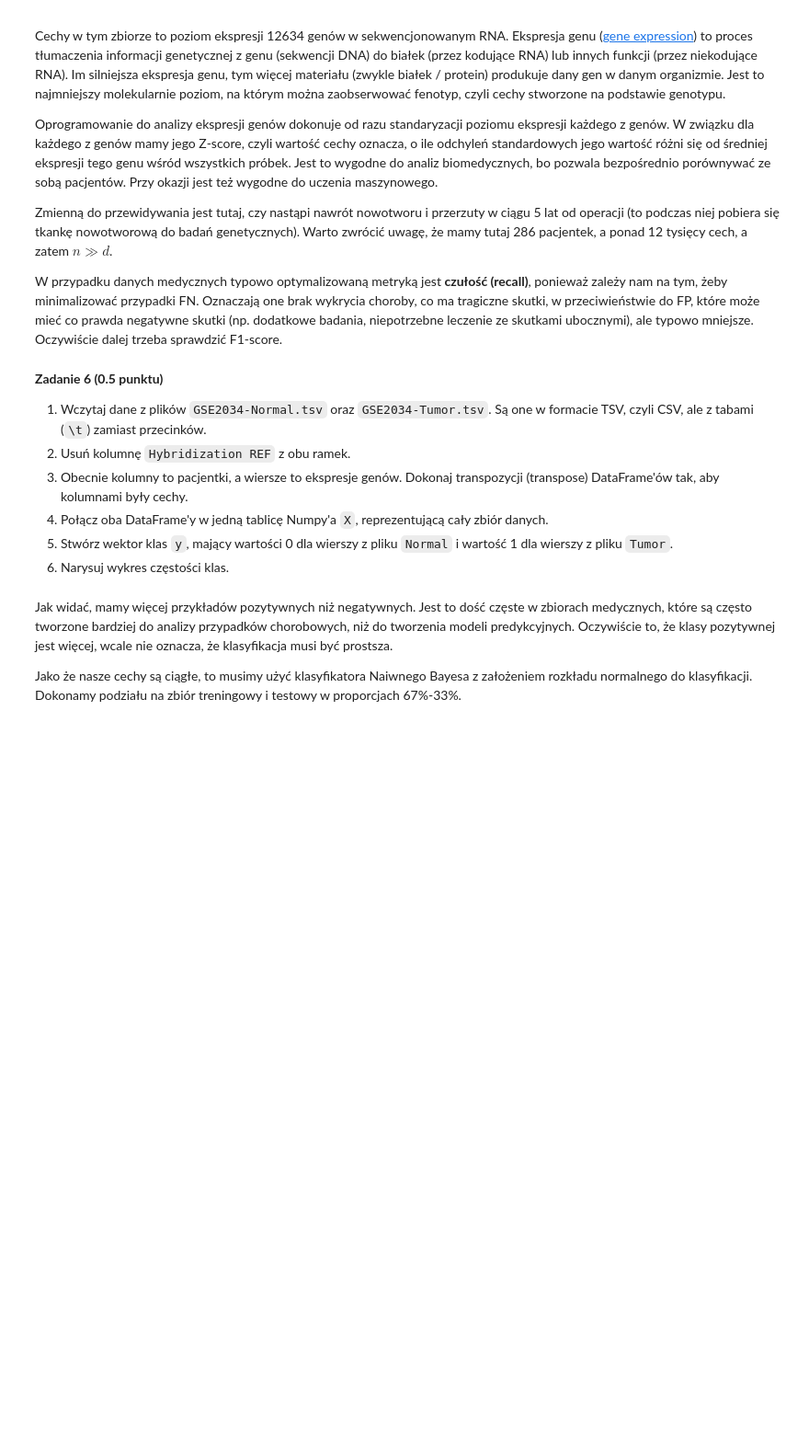
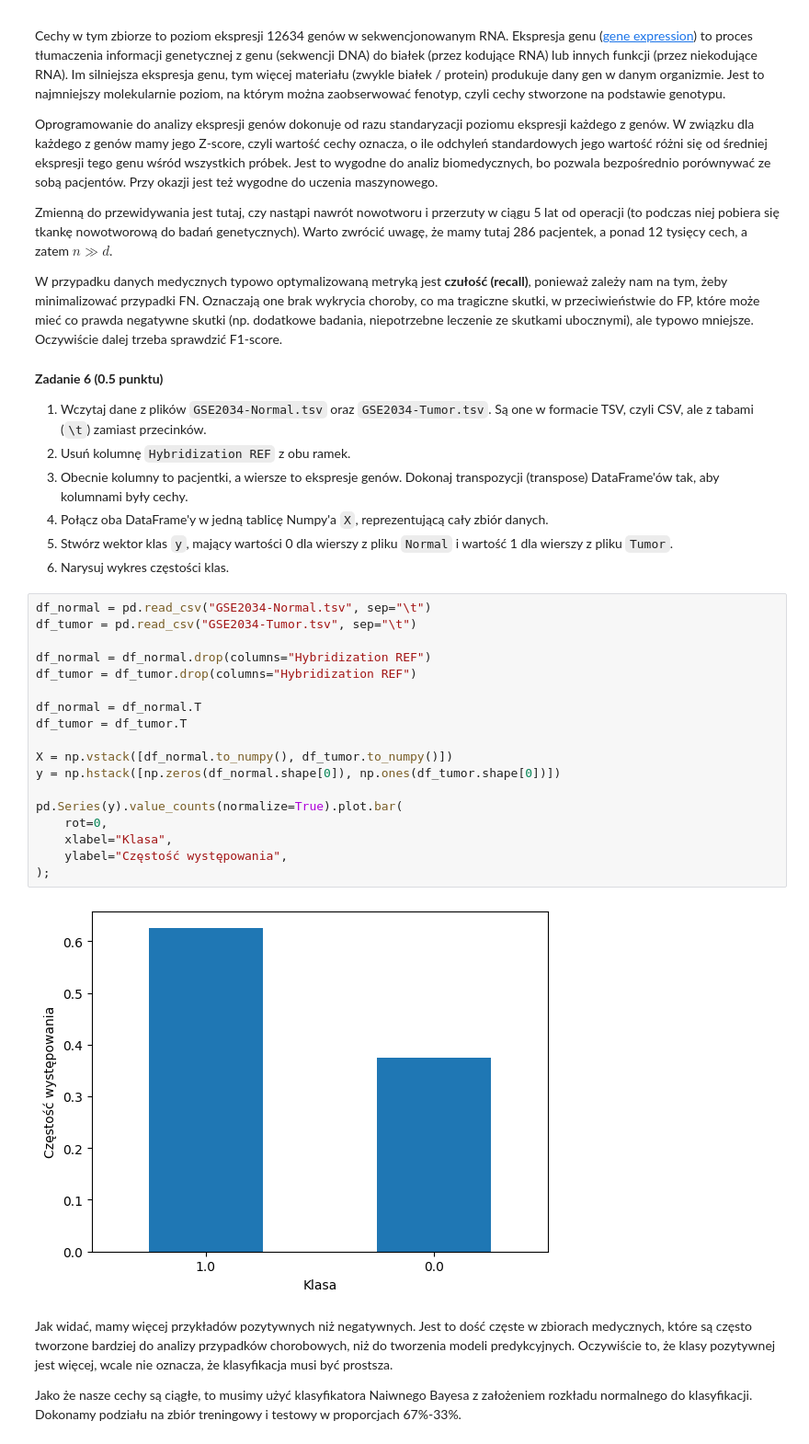
Before and after one commit to barhanc/machine-learning-fundamentals, a Jupyter notebook: lab4/notebook_empty.ipynb, the cells around one changed output. Shown at 92% size. Drawn from its saved outputs; the diff is of its cells as text; blank space fills up the shorter version.

```diff
--- a/lab4/notebook_empty.ipynb
+++ b/lab4/notebook_empty.ipynb
@@ -427,6 +488,26 @@ W przypadku danych medycznych typowo optymalizowaną metryką jest **czułość
 4. Połącz oba DataFrame'y w jedną tablicę Numpy'a `X`, reprezentującą cały zbiór danych.
 5. Stwórz wektor klas `y`, mający wartości 0 dla wierszy z pliku `Normal` i wartość 1 dla wierszy z pliku `Tumor`.
 6. Narysuj wykres częstości klas.
+# %%
+df_normal = pd.read_csv("GSE2034-Normal.tsv", sep="\t")
+df_tumor = pd.read_csv("GSE2034-Tumor.tsv", sep="\t")
+
+df_normal = df_normal.drop(columns="Hybridization REF")
+df_tumor = df_tumor.drop(columns="Hybridization REF")
+
+df_normal = df_normal.T
+df_tumor = df_tumor.T
+
+X = np.vstack([df_normal.to_numpy(), df_tumor.to_numpy()])
+y = np.hstack([np.zeros(df_normal.shape[0]), np.ones(df_tumor.shape[0])])
+
+pd.Series(y).value_counts(normalize=True).plot.bar(
+    rot=0,
+    xlabel="Klasa",
+    ylabel="Częstość występowania",
+);
+# %% [output]
+[figure, added]
 # %% [markdown]
 Jak widać, mamy więcej przykładów pozytywnych niż negatywnych. Jest to dość częste w zbiorach medycznych, które są często tworzone bardziej do analizy przypadków chorobowych, niż do tworzenia modeli predykcyjnych. Oczywiście to, że klasy pozytywnej jest więcej, wcale nie oznacza, że klasyfikacja musi być prostsza.
 
```
Also changed, not shown: parts of 13 cells of this notebook.
